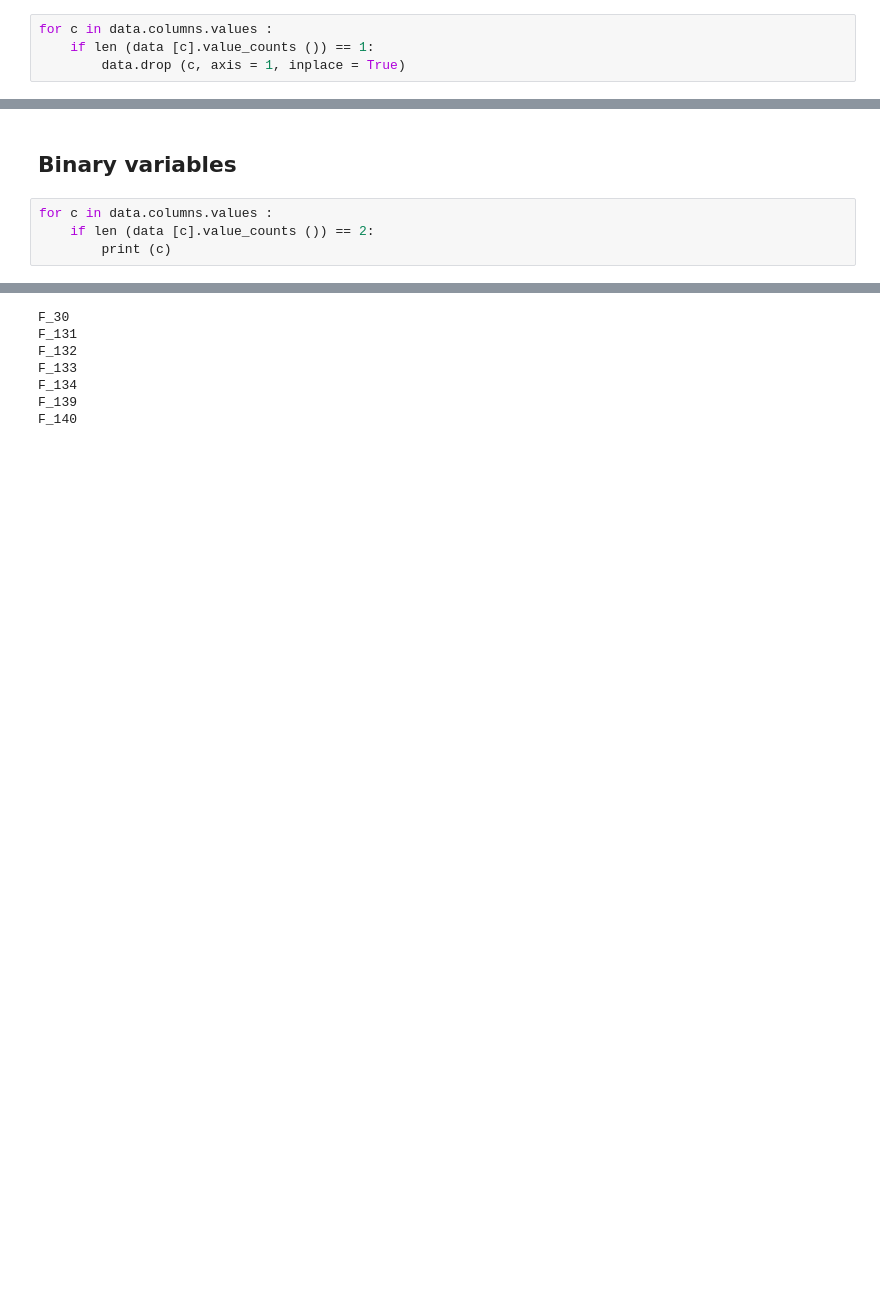
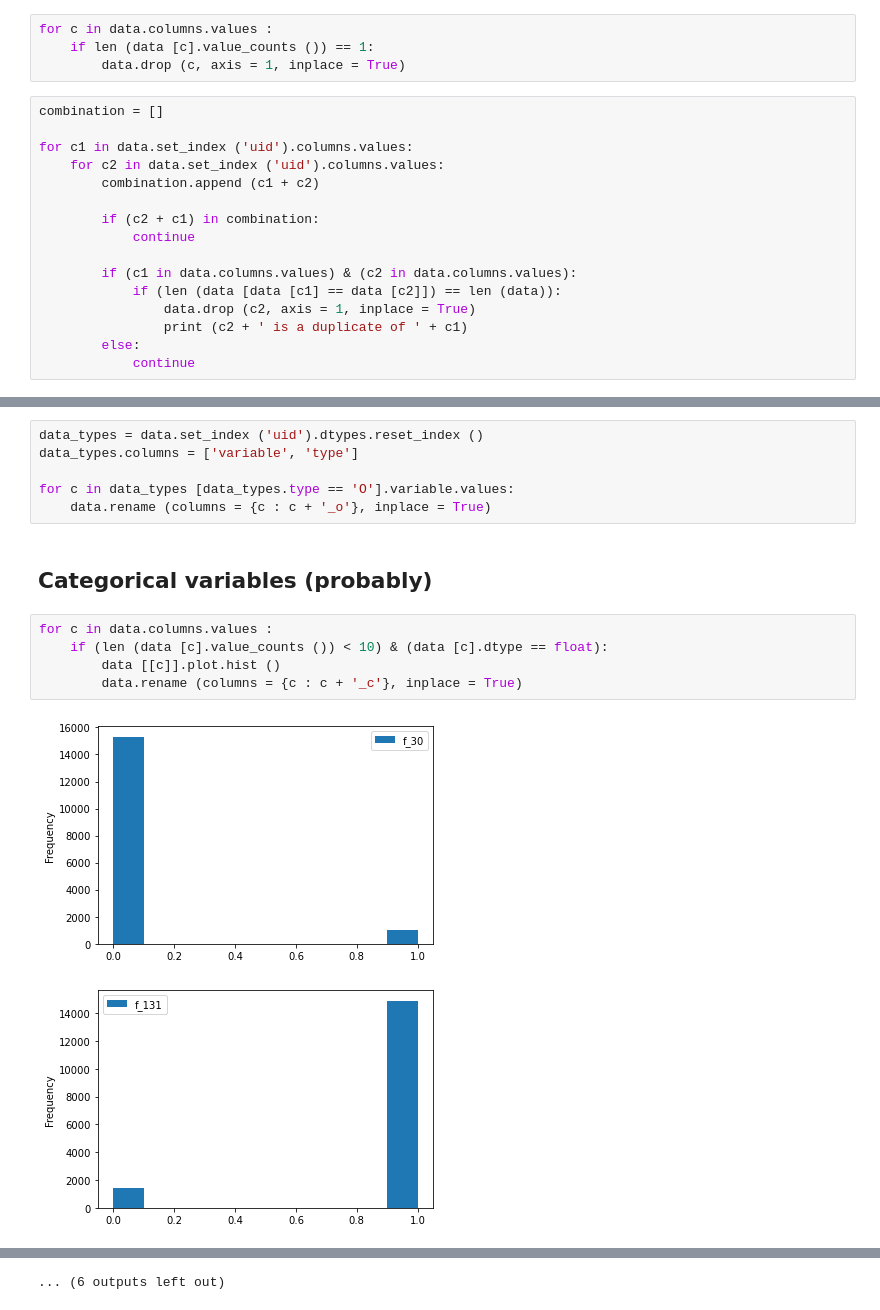
Before and after one commit to jameslloyd1910/EXUS, a Jupyter notebook: notebooks/basic_exploration/exploration_client_information.ipynb, the cells around one changed output, grey strips where cells are left out. Drawn from its saved outputs; the diff is of its cells as text; blank space fills up the shorter version.

```diff
--- a/notebooks/basic_exploration/exploration_client_information.ipynb
+++ b/notebooks/basic_exploration/exploration_client_information.ipynb
@@ -41,3 +33,19 @@ data.head ()
 for c in data.columns.values :
     if len (data [c].value_counts ()) == 1:
         data.drop (c, axis = 1, inplace = True)
+# %%
+combination = []
+
+for c1 in data.set_index ('uid').columns.values:
+    for c2 in data.set_index ('uid').columns.values:
+        combination.append (c1 + c2)
+
+        if (c2 + c1) in combination:
+            continue
+
+        if (c1 in data.columns.values) & (c2 in data.columns.values):
+            if (len (data [data [c1] == data [c2]]) == len (data)):
+                data.drop (c2, axis = 1, inplace = True)
+                print (c2 + ' is a duplicate of ' + c1)
+        else:
+            continue
@@ -55,7 +81,16 @@ Series([], Name: UID, dtype: int64)
+# %%
+data_types = data.set_index ('uid').dtypes.reset_index ()
+data_types.columns = ['variable', 'type']
+
+for c in data_types [data_types.type == 'O'].variable.values:
+    data.rename (columns = {c : c + '_o'}, inplace = True)
 # %% [markdown]
-## Binary variables
+## Categorical variables (probably)
 # %%
 for c in data.columns.values :
-    if len (data [c].value_counts ()) == 2:
-        print (c)
+    if (len (data [c].value_counts ()) < 10) & (data [c].dtype == float):
+        data [[c]].plot.hist ()
+        data.rename (columns = {c : c + '_c'}, inplace = True)
 # %% [output]
+[figure, added]
+[figure, added]
@@ -62,7 +107 @@ for c in data.columns.values :
-F_30
-F_131
-F_132
-F_133
-F_134
-F_139
-F_140
+... (6 outputs left out)
```
Also changed, not shown: parts of 9 cells of this notebook, 2 other files.
